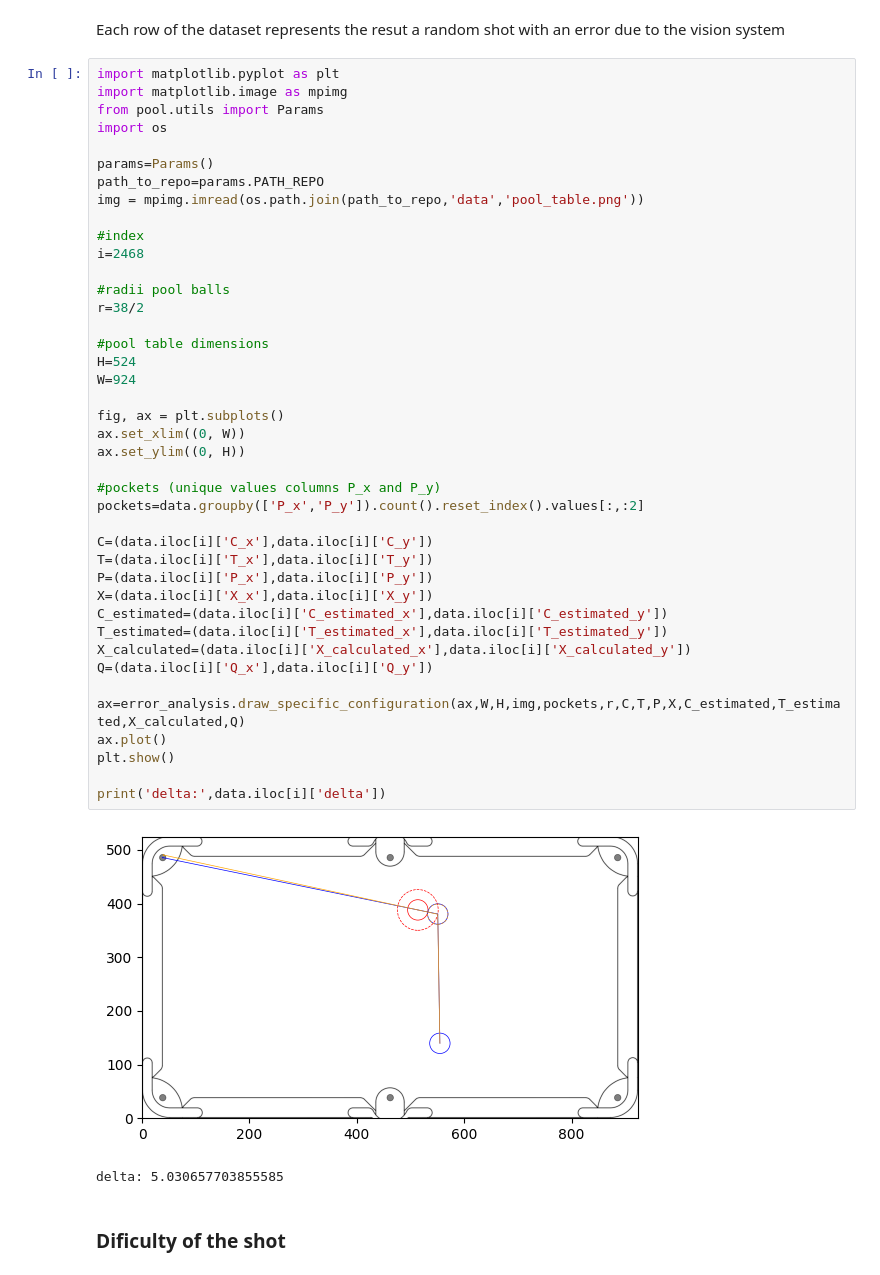
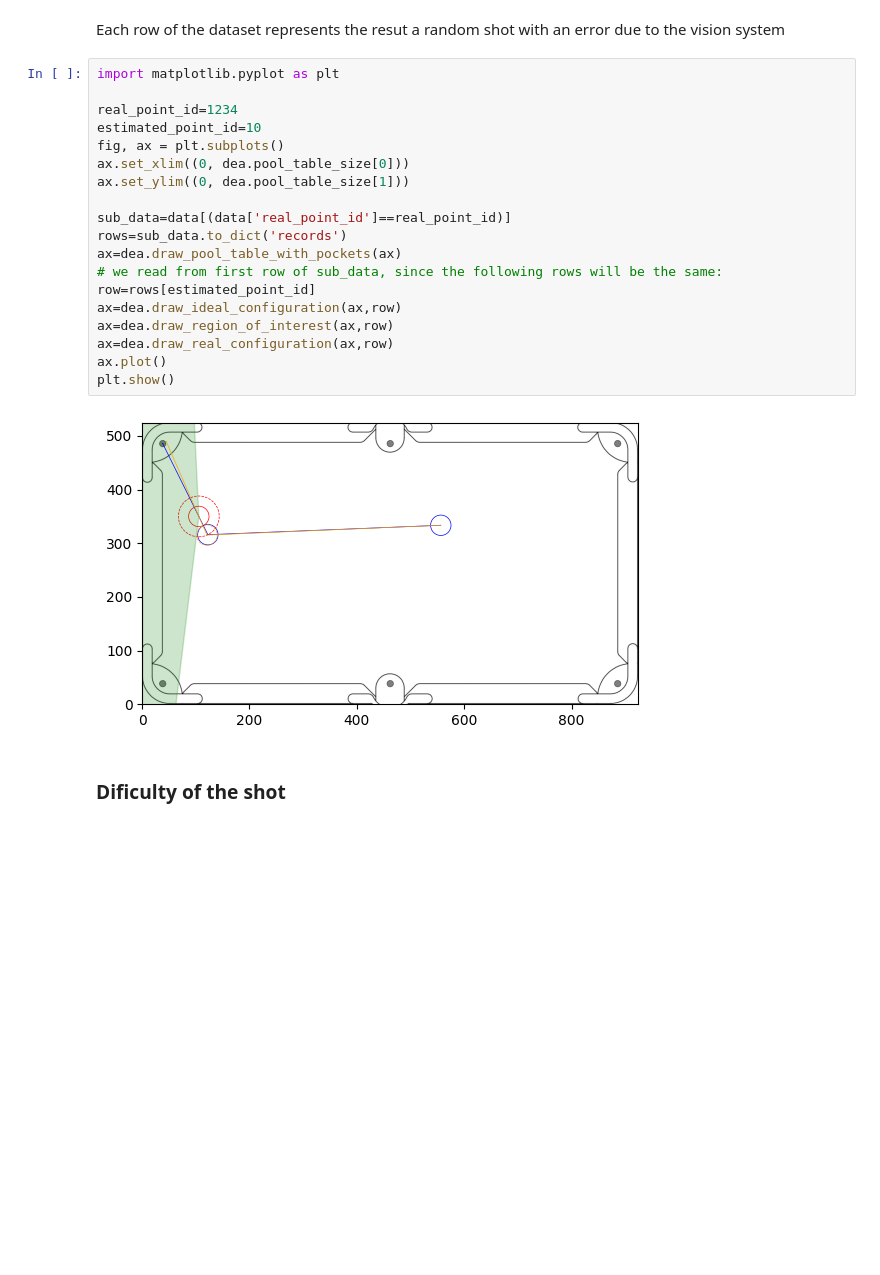
Before and after one commit to opticsensors/pool-playing-robot, a Jupyter notebook: examples/error_analysis/data_analysis.ipynb, the cells around one changed output. Drawn from its saved outputs; the diff is of its cells as text; blank space fills up the shorter version.

```diff
--- a/examples/error_analysis/data_analysis.ipynb
+++ b/examples/error_analysis/data_analysis.ipynb
@@ -23,50 +20,27 @@ data
 ### Check a specific configuration
 # %% [markdown]
 Each row of the dataset represents the resut a random shot with an error due to the vision system
-# %%
-import matplotlib.pyplot as plt
-import matplotlib.image as mpimg
-from pool.utils import Params
-import os
-
-params=Params()
-path_to_repo=params.PATH_REPO
-img = mpimg.imread(os.path.join(path_to_repo,'data','pool_table.png'))
-
-#index
-i=2468
-
-#radii pool balls
-r=38/2
-
-#pool table dimensions
-H=524
-W=924
-
-fig, ax = plt.subplots()
-ax.set_xlim((0, W))
-ax.set_ylim((0, H))
-
-#pockets (unique values columns P_x and P_y)
-pockets=data.groupby(['P_x','P_y']).count().reset_index().values[:,:2]
-
-C=(data.iloc[i]['C_x'],data.iloc[i]['C_y'])
-T=(data.iloc[i]['T_x'],data.iloc[i]['T_y'])
-P=(data.iloc[i]['P_x'],data.iloc[i]['P_y'])
-X=(data.iloc[i]['X_x'],data.iloc[i]['X_y'])
-C_estimated=(data.iloc[i]['C_estimated_x'],data.iloc[i]['C_estimated_y'])
-T_estimated=(data.iloc[i]['T_estimated_x'],data.iloc[i]['T_estimated_y'])
-X_calculated=(data.iloc[i]['X_calculated_x'],data.iloc[i]['X_calculated_y'])
-Q=(data.iloc[i]['Q_x'],data.iloc[i]['Q_y'])
-
-ax=error_analysis.draw_specific_configuration(ax,W,H,img,pockets,r,C,T,P,X,C_estimated,T_estimated,X_calculated,Q)
-ax.plot()
-plt.show()
-
-print('delta:',data.iloc[i]['delta'])
-# %% [output]
-[figure, removed]
-delta: 5.030657703855585
+# %%
+import matplotlib.pyplot as plt
+
+real_point_id=1234
+estimated_point_id=10
+fig, ax = plt.subplots()
+ax.set_xlim((0, dea.pool_table_size[0]))
+ax.set_ylim((0, dea.pool_table_size[1]))
+
+sub_data=data[(data['real_point_id']==real_point_id)]
+rows=sub_data.to_dict('records')
+ax=dea.draw_pool_table_with_pockets(ax)
+# we read from first row of sub_data, since the following rows will be the same:
+row=rows[estimated_point_id]
+ax=dea.draw_ideal_configuration(ax,row)
+ax=dea.draw_region_of_interest(ax,row)
+ax=dea.draw_real_configuration(ax,row)
+ax.plot()
+plt.show()
+# %% [output]
+[figure, added]
 # %% [markdown]
 ### Dificulty of the shot
 # %% [markdown]
```
Also changed, not shown: parts of 5 cells of this notebook, 4 other files.
